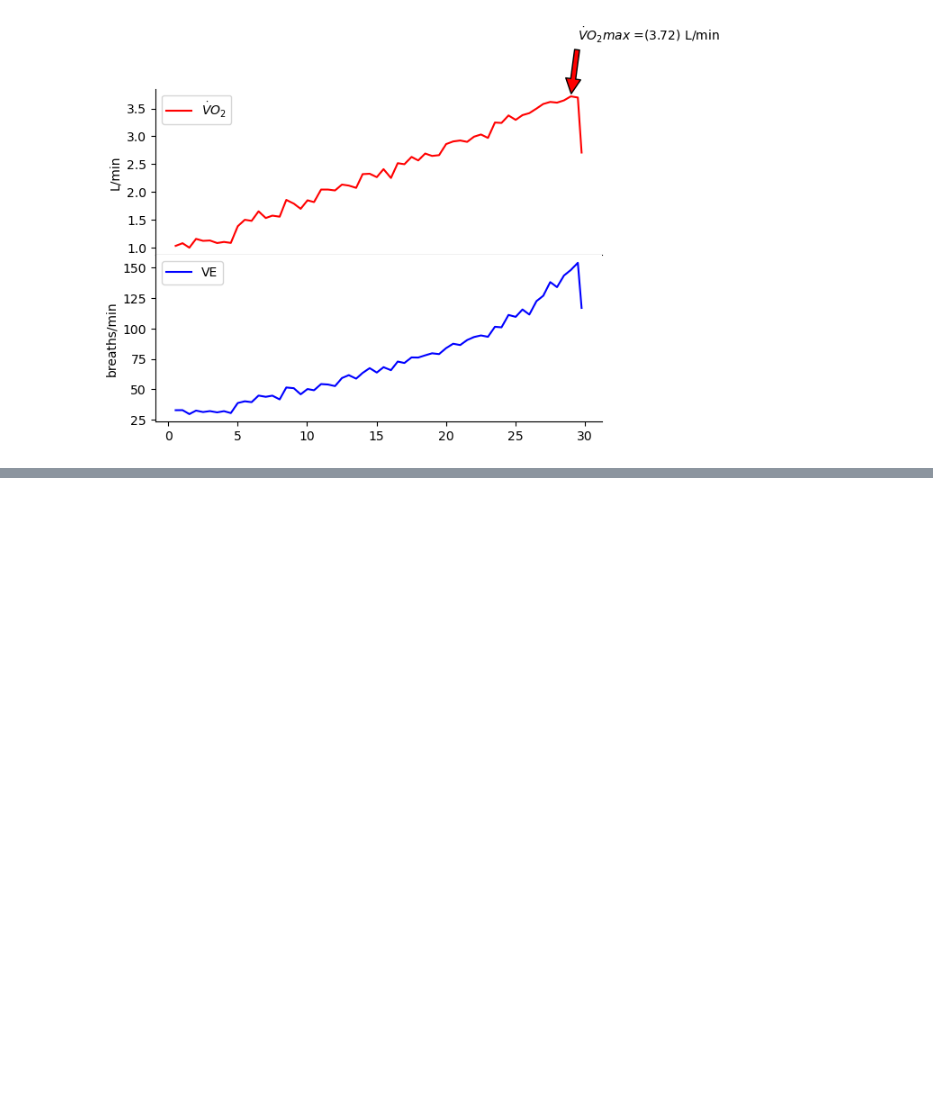
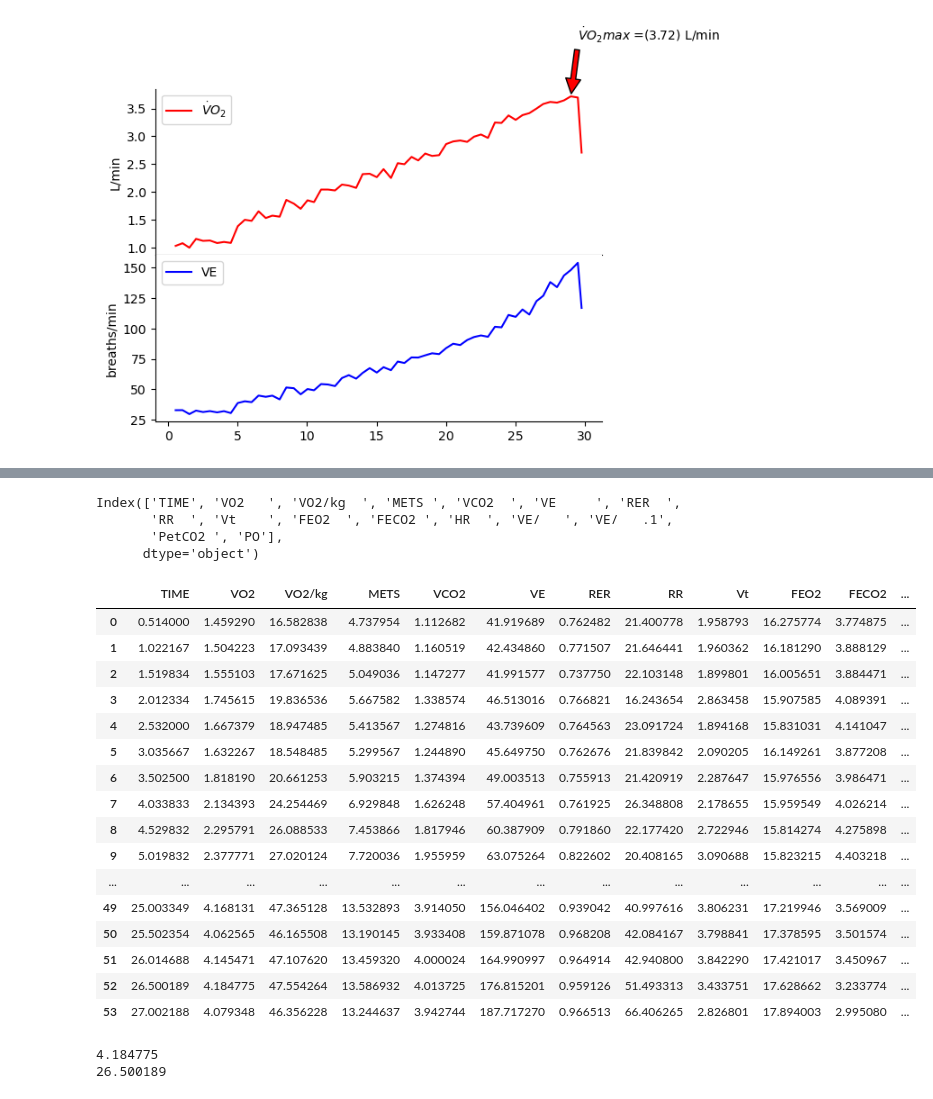
Before and after one commit to kennedyconnors/KNES381, a Jupyter notebook: knes381-vo2.ipynb, the cells around one changed output, grey strips where cells are left out. Cells and saved outputs as stored; diff of their text form; code cells hidden in the pictures; blank space fills up the shorter version.

```diff
--- a/knes381-vo2.ipynb
+++ b/knes381-vo2.ipynb
@@ -201,3 +201,5 @@ ax[1].legend()
 fig.show()
 # %% [output]
 [figure]
+# %%
+df = pd.read_csv('../input/demo-knes381/subject_1523.csv', header=[0], skiprows=[1,2,3])
@@ -203,0 +250,27 @@ fig.show()
+# %%
+print(df.columns)
+# %% [output]
+Index(['TIME', 'VO2   ', 'VO2/kg  ', 'METS ', 'VCO2  ', 'VE     ', 'RER  ',
+       'RR  ', 'Vt    ', 'FEO2  ', 'FECO2 ', 'HR  ', 'VE/   ', 'VE/   .1',
+       'PetCO2 ', 'PO'],
+      dtype='object')
+# %%
+df.reset_index(drop=True)
+# %% [output]
+|  | TIME | VO2 | VO2/kg | METS | VCO2 | VE | RER | RR | Vt | FEO2 | FECO2 | ... |
+| 0 | 0.514000 | 1.459290 | 16.582838 | 4.737954 | 1.112682 | 41.919689 | 0.762482 | 21.400778 | 1.958793 | 16.275774 | 3.774875 | ... |
+| 1 | 1.022167 | 1.504223 | 17.093439 | 4.883840 | 1.160519 | 42.434860 | 0.771507 | 21.646441 | 1.960362 | 16.181290 | 3.888129 | ... |
+| 2 | 1.519834 | 1.555103 | 17.671625 | 5.049036 | 1.147277 | 41.991577 | 0.737750 | 22.103148 | 1.899801 | 16.005651 | 3.884471 | ... |
+| 3 | 2.012334 | 1.745615 | 19.836536 | 5.667582 | 1.338574 | 46.513016 | 0.766821 | 16.243654 | 2.863458 | 15.907585 | 4.089391 | ... |
+| 4 | 2.532000 | 1.667379 | 18.947485 | 5.413567 | 1.274816 | 43.739609 | 0.764563 | 23.091724 | 1.894168 | 15.831031 | 4.141047 | ... |
+| 5 | 3.035667 | 1.632267 | 18.548485 | 5.299567 | 1.244890 | 45.649750 | 0.762676 | 21.839842 | 2.090205 | 16.149261 | 3.877208 | ... |
+| 6 | 3.502500 | 1.818190 | 20.661253 | 5.903215 | 1.374394 | 49.003513 | 0.755913 | 21.420919 | 2.287647 | 15.976556 | 3.986471 | ... |
+| 7 | 4.033833 | 2.134393 | 24.254469 | 6.929848 | 1.626248 | 57.404961 | 0.761925 | 26.348808 | 2.178655 | 15.959549 | 4.026214 | ... |
+| 8 | 4.529832 | 2.295791 | 26.088533 | 7.453866 | 1.817946 | 60.387909 | 0.791860 | 22.177420 | 2.722946 | 15.814274 | 4.275898 | ... |
+| 9 | 5.019832 | 2.377771 | 27.020124 | 7.720036 | 1.955959 | 63.075264 | 0.822602 | 20.408165 | 3.090688 | 15.823215 | 4.403218 | ... |
+| ... | ... | ... | ... | ... | ... | ... | ... | ... | ... | ... | ... | ... |
+| 49 | 25.003349 | 4.168131 | 47.365128 | 13.532893 | 3.914050 | 156.046402 | 0.939042 | 40.997616 | 3.806231 | 17.219946 | 3.569009 | ... |
+| 50 | 25.502354 | 4.062565 | 46.165508 | 13.190145 | 3.933408 | 159.871078 | 0.968208 | 42.084167 | 3.798841 | 17.378595 | 3.501574 | ... |
+| 51 | 26.014688 | 4.145471 | 47.107620 | 13.459320 | 4.000024 | 164.990997 | 0.964914 | 42.940800 | 3.842290 | 17.421017 | 3.450967 | ... |
+| 52 | 26.500189 | 4.184775 | 47.554264 | 13.586932 | 4.013725 | 176.815201 | 0.959126 | 51.493313 | 3.433751 | 17.628662 | 3.233774 | ... |
+| 53 | 27.002188 | 4.079348 | 46.356228 | 13.244637 | 3.942744 | 187.717270 | 0.966513 | 66.406265 | 2.826801 | 17.894003 | 2.995080 | ... |
@@ -203,0 +289,6 @@ fig.show()
+# %%
+print(ymax)
+print(xmax)
+# %% [output]
+4.184775
+26.500189
```
Also changed, not shown: parts of 12 cells of this notebook.
